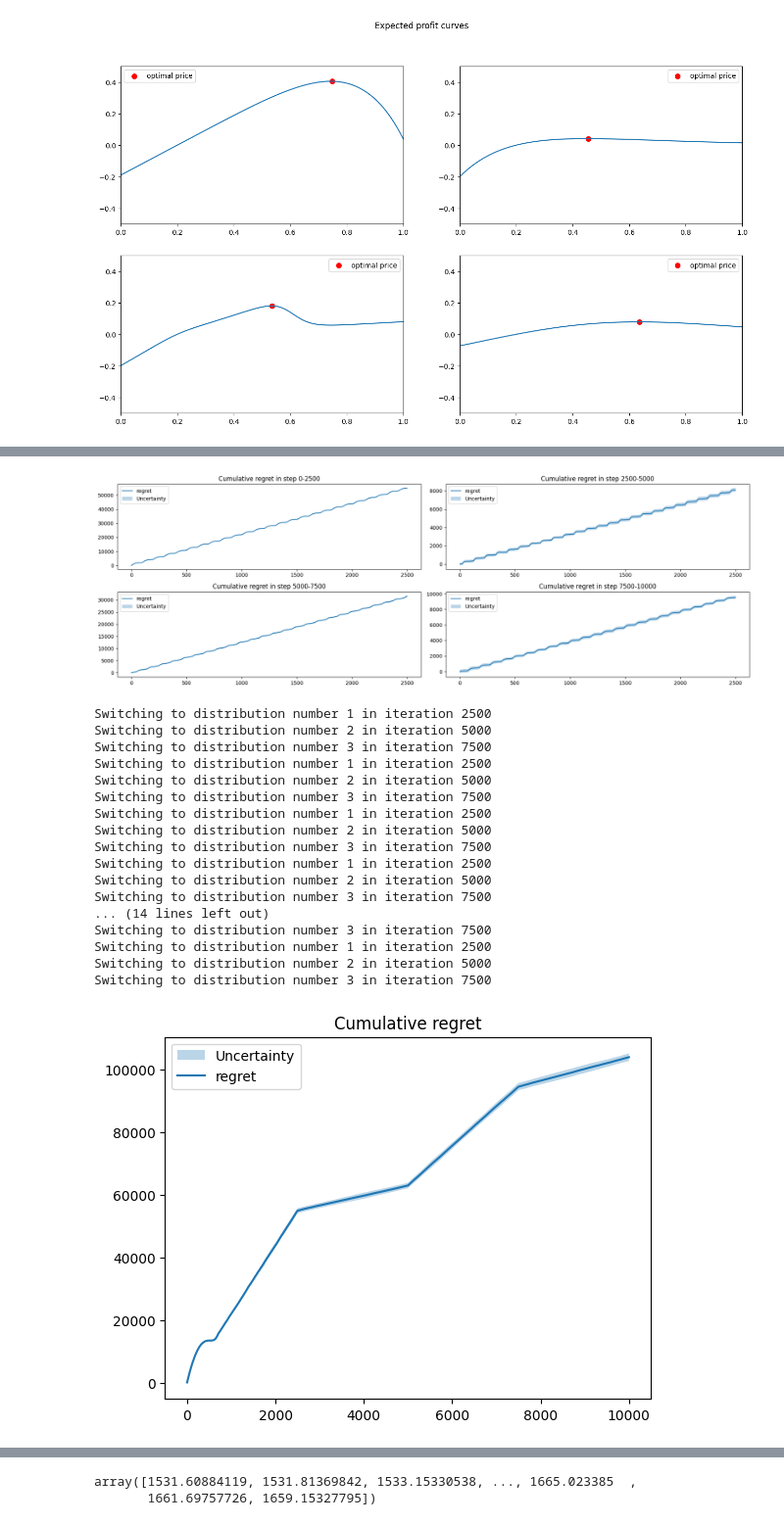
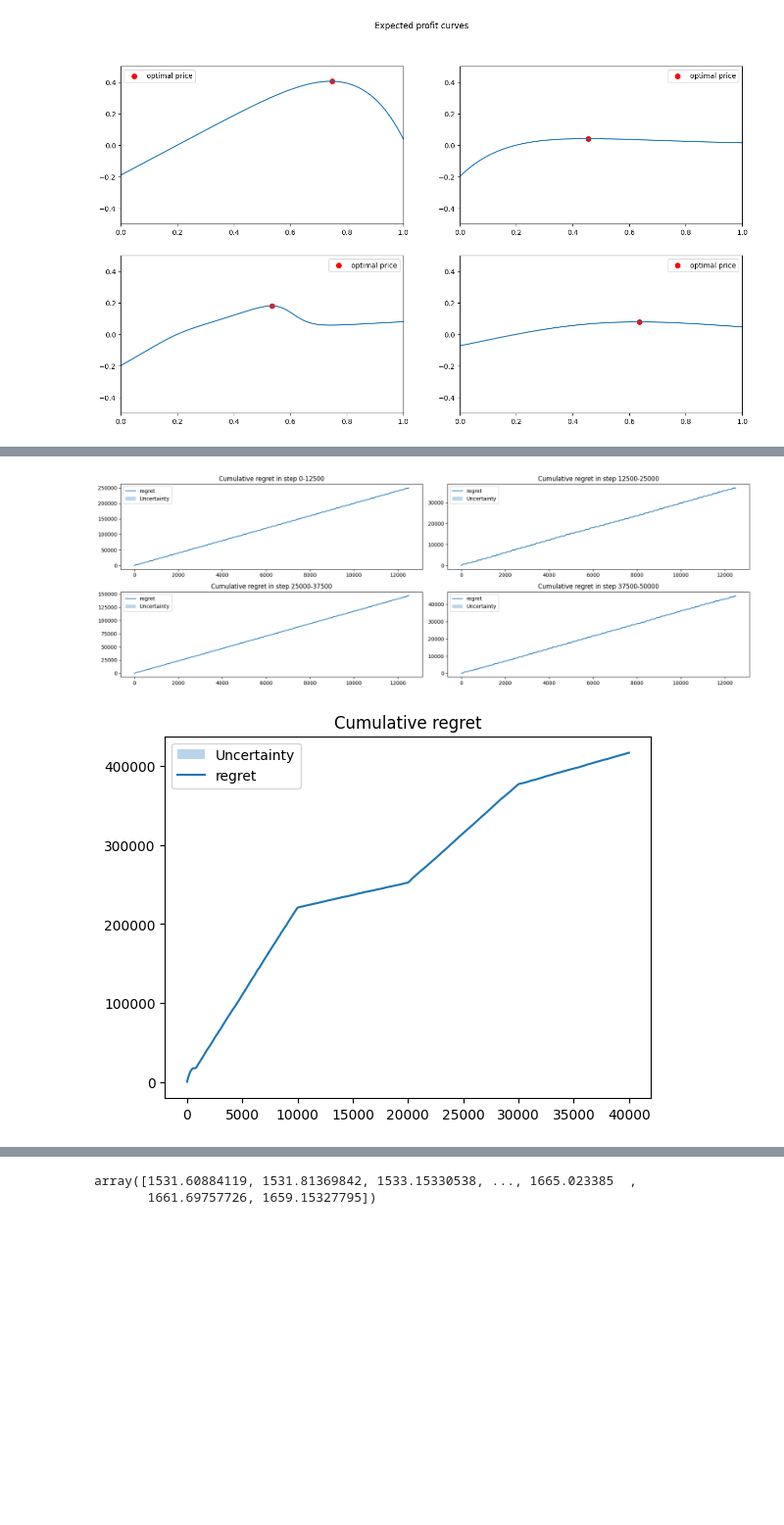
Before and after one commit to manuu1311/OLA-project, a Jupyter notebook: Deliverables/Requirement3/prova.ipynb, the cells around one changed output, grey strips where cells are left out. Shown: that part at 98% size. Cells and saved outputs as stored; diff of their text form; code cells hidden in the pictures; blank space fills up the shorter version.

```diff
--- a/Deliverables/Requirement3/prova.ipynb
+++ b/Deliverables/Requirement3/prova.ipynb
@@ -55,7 +55,7 @@ Best_price for demand curve number 3: 0.6363636363636365
 [figure]
 # %%
 np.seterr('ignore')
-T=10000
+T=50000
 num_cust=100
 discretization=100
 prices=np.linspace(0,1,discretization)
@@ -71,6 +71,8 @@ clair_prices[0:indexes[0]]=best_prices[0]
 clair_prices[indexes[0]:indexes[1]]=best_prices[1]
 clair_prices[indexes[1]:indexes[2]]=best_prices[2]
 clair_prices[indexes[2]:indexes[3]]=best_prices[3]
+
+seeds=[1]
 
 for seed in seeds:
     np.random.seed(seed)
@@ -118,10 +120,10 @@ for i in range(len(idxs)-1):
 fig.tight_layout()
 #fig.show()
 # %% [output]
-[figure, old version]
+[figure, new version]
 # %%
 np.seterr('ignore')
-T=10000
+T=40000
 num_cust=100
 discretization=100
 prices=np.linspace(0,1,discretization)
@@ -140,55 +142,40 @@ clair_prices[0:indexes[0]]=best_prices[0]
 clair_prices[indexes[0]:indexes[1]]=best_prices[1]
 clair_prices[indexes[1]:indexes[2]]=best_prices[2]
 clair_prices[indexes[2]:indexes[3]]=best_prices[3]
+
+seeds=[1]
 
 for seed in seeds:
     np.random.seed(seed)
     agent=CUSUMUCBAgent(100,T,M,h,prices)
     env=PricingEnvironment(norm_dem_curves,cost,indexes)
     pulls=np.array([])
     rewards=np.array([])
     clair_reward=np.array([])
     for t in range(T):
         p_t = agent.pull_arm()
         d_t, r_t = env.round(p_t, num_cust,debug=False)
         agent.update(r_t/num_cust)
         rewards = np.append(rewards, r_t)
         pulls=np.append(pulls,p_t)
         dc,rc=env.round(clair_prices[t],num_cust,clairvoyant=True)
         clair_reward = np.append(clair_reward, rc)
     cumulative_regret=np.cumsum(clair_reward-rewards)
     regret_per_trial.append(cumulative_regret)
 
 regret_per_trial = np.array(regret_per_trial)
 
 average_regret = regret_per_trial.mean(axis=0)
 regret_sd = regret_per_trial.std(axis=0)
 n_trials=1
 plt.fill_between(np.arange(T),average_regret-regret_sd/np.sqrt(n_trials),average_regret+regret_sd/np.sqrt(n_trials),alpha=0.3,label='Uncertainty')
 
 plt.plot(average_regret,label='regret')
 plt.title('Cumulative regret')
 plt.legend()
 plt.show()
 # %% [output]
-Switching to distribution number 1 in iteration 2500
-Switching to distribution number 2 in iteration 5000
-Switching to distribution number 3 in iteration 7500
-Switching to distribution number 1 in iteration 2500
-Switching to distribution number 2 in iteration 5000
-Switching to distribution number 3 in iteration 7500
-Switching to distribution number 1 in iteration 2500
-Switching to distribution number 2 in iteration 5000
-Switching to distribution number 3 in iteration 7500
-Switching to distribution number 1 in iteration 2500
-Switching to distribution number 2 in iteration 5000
-Switching to distribution number 3 in iteration 7500
-... (14 lines left out)
-Switching to distribution number 3 in iteration 7500
-Switching to distribution number 1 in iteration 2500
-Switching to distribution number 2 in iteration 5000
-Switching to distribution number 3 in iteration 7500
-[figure, old version]
+[figure, new version]
 # %%
 fig,axs=plt.subplots(2,2,figsize=(18,6))
 axs=axs.reshape(-1)
```
Also changed, not shown: parts of 2 cells of this notebook, 3 other files.
